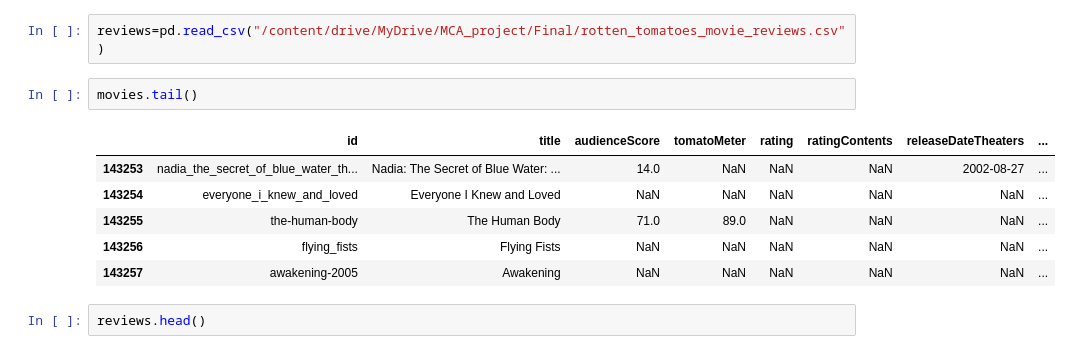
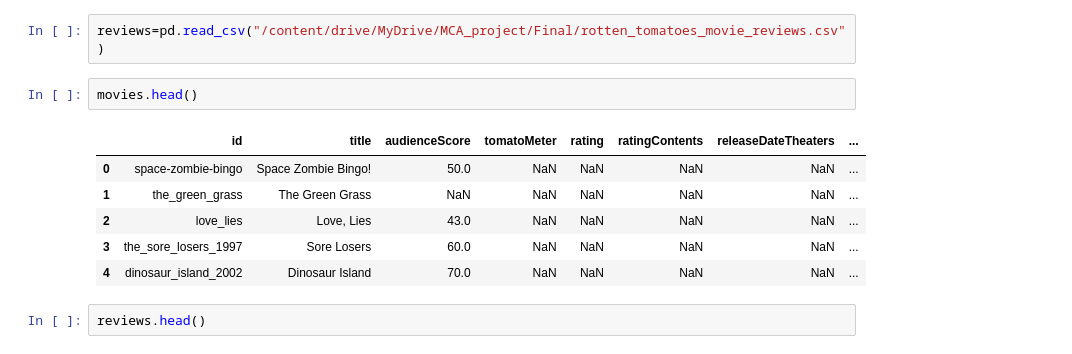
Before and after one commit to Arshapjoy/Movie_Recommendation_System_Project, a Jupyter notebook: notebooks/1_cleaning_preprocessing.ipynb, the cells around one changed output. Cells and saved outputs as stored; diff of their text form.

```diff
--- a/notebooks/1_cleaning_preprocessing.ipynb
+++ b/notebooks/1_cleaning_preprocessing.ipynb
@@ -8,14 +8,14 @@ movies=pd.read_csv("/content/drive/MyDrive/MCA_project/Final/rotten_tomatoes_mov
 # %%
 reviews=pd.read_csv("/content/drive/MyDrive/MCA_project/Final/rotten_tomatoes_movie_reviews.csv")
 # %%
-movies.tail()
+movies.head()
 # %% [output]
 |  | id | title | audienceScore | tomatoMeter | rating | ratingContents | releaseDateTheaters | ... |
-| 143253 | nadia_the_secret_of_blue_water_th... | Nadia: The Secret of Blue Water: ... | 14.0 | NaN | NaN | NaN | 2002-08-27 | ... |
-| 143254 | everyone_i_knew_and_loved | Everyone I Knew and Loved | NaN | NaN | NaN | NaN | NaN | ... |
-| 143255 | the-human-body | The Human Body | 71.0 | 89.0 | NaN | NaN | NaN | ... |
-| 143256 | flying_fists | Flying Fists | NaN | NaN | NaN | NaN | NaN | ... |
-| 143257 | awakening-2005 | Awakening | NaN | NaN | NaN | NaN | NaN | ... |
+| 0 | space-zombie-bingo | Space Zombie Bingo! | 50.0 | NaN | NaN | NaN | NaN | ... |
+| 1 | the_green_grass | The Green Grass | NaN | NaN | NaN | NaN | NaN | ... |
+| 2 | love_lies | Love, Lies | 43.0 | NaN | NaN | NaN | NaN | ... |
+| 3 | the_sore_losers_1997 | Sore Losers | 60.0 | NaN | NaN | NaN | NaN | ... |
+| 4 | dinosaur_island_2002 | Dinosaur Island | 70.0 | NaN | NaN | NaN | NaN | ... |
 # %%
 reviews.head()
 # %% [output]
```
Also changed, not shown: parts of 10 cells of this notebook.
